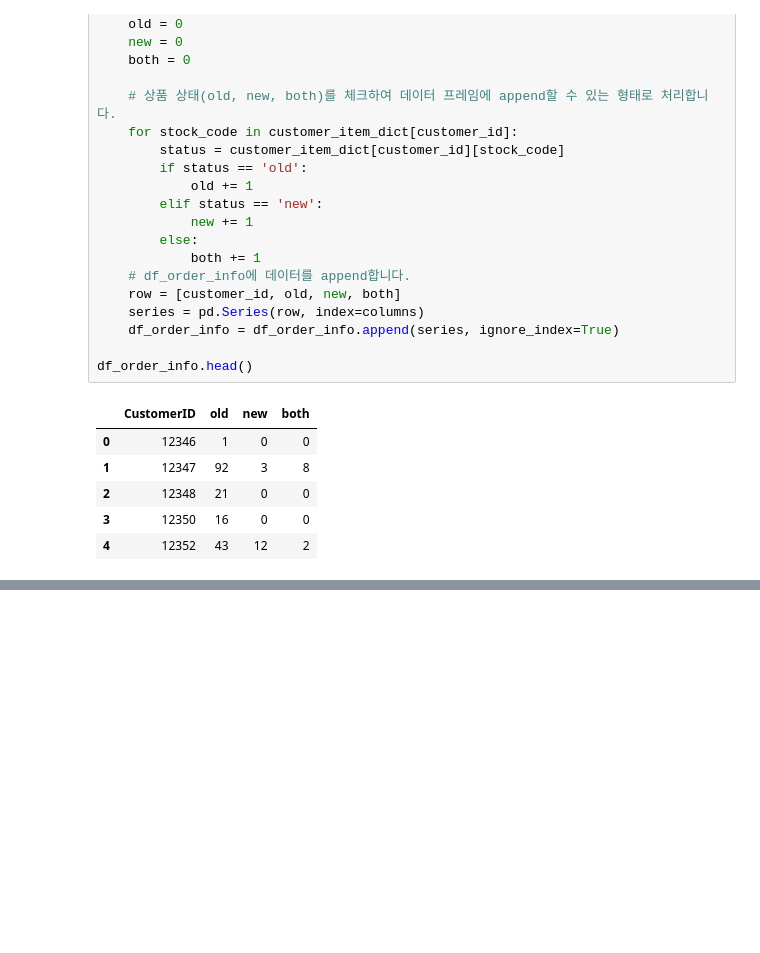
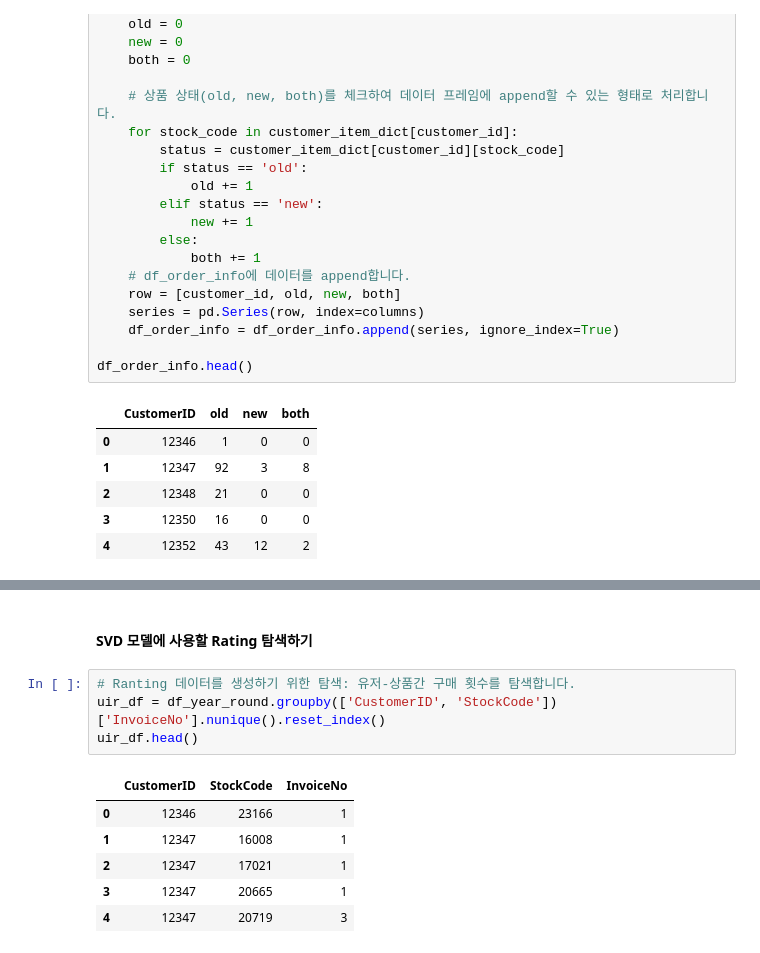
Before and after one commit to choiuikang/with_python, a Jupyter notebook: chapter-5.2.ipynb, the cells around one changed output, grey strips where cells are left out. Cells and saved outputs as stored; diff of their text form; blank space fills up the shorter version.

```diff
--- a/chapter-5.2.ipynb
+++ b/chapter-5.2.ipynb
@@ -389,0 +443,13 @@ print(df_order_info.shape[0])
+# %% [markdown]
+#### SVD 모델에 사용할 Rating 탐색하기
+# %%
+# Ranting 데이터를 생성하기 위한 탐색: 유저-상품간 구매 횟수를 탐색합니다.
+uir_df = df_year_round.groupby(['CustomerID', 'StockCode'])['InvoiceNo'].nunique().reset_index()
+uir_df.head()
+# %% [output]
+|  | CustomerID | StockCode | InvoiceNo |
+| 0 | 12346 | 23166 | 1 |
+| 1 | 12347 | 16008 | 1 |
+| 2 | 12347 | 17021 | 1 |
+| 3 | 12347 | 20665 | 1 |
+| 4 | 12347 | 20719 | 3 |
```
Also changed, not shown: parts of 33 cells of this notebook.
